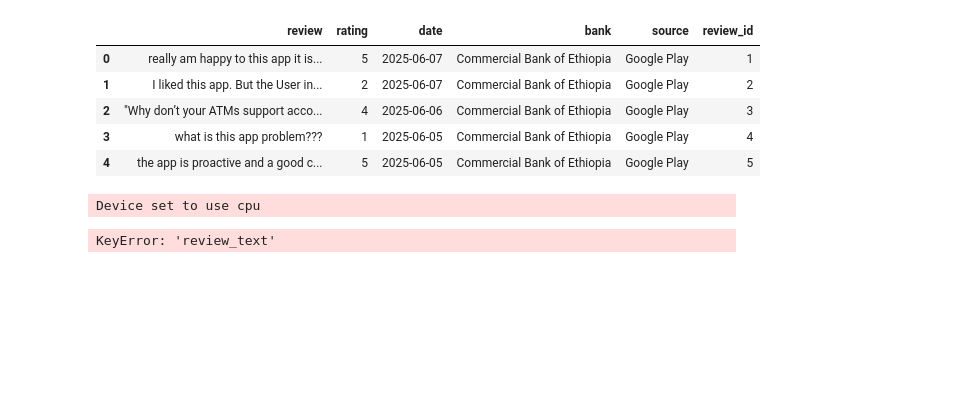
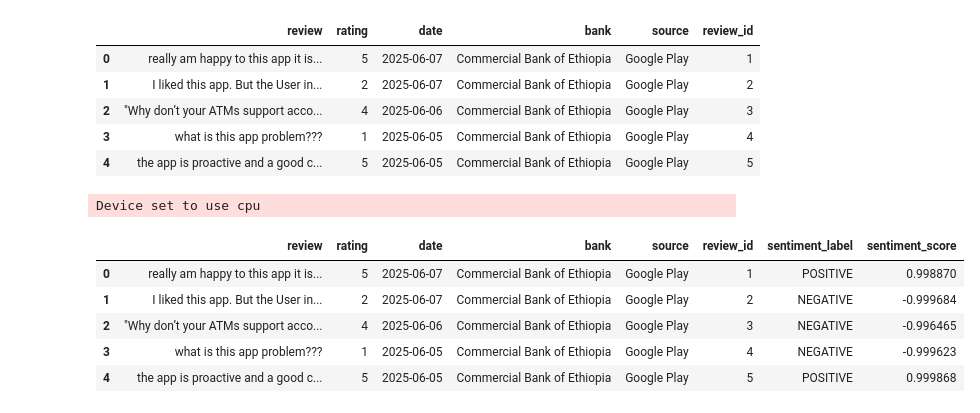
Before and after one commit to Seya-prog/Customer-Experience-Analytics-for-Fintech-Apps, a Jupyter notebook: notebooks/sentiment_analysis.ipynb, the cells around one changed output. Saved outputs shown, nothing was run; the diff lists cells and outputs as text; code cells hidden in the pictures; blank space fills up the shorter version.

```diff
--- a/notebooks/sentiment_analysis.ipynb
+++ b/notebooks/sentiment_analysis.ipynb
@@ -25,27 +25,32 @@ df.head()
 | 3 | what is this app problem??? | 1 | 2025-06-05 | Commercial Bank of Ethiopia | Google Play | 4 |
 | 4 | the app is proactive and a good c... | 5 | 2025-06-05 | Commercial Bank of Ethiopia | Google Play | 5 |
 # %%
-from transformers import pipeline
-
+# Sentiment analysis using distilbert-base-uncased-finetuned-sst-2-english
 sentiment_pipeline = pipeline("sentiment-analysis", model="distilbert-base-uncased-finetuned-sst-2-english")
-reviews = df['review_text'].astype(str).tolist()
+reviews = df['review'].astype(str).tolist()
 sentiments = []
 batch_size = 64
 for i in range(0, len(reviews), batch_size):
     batch = reviews[i:i+batch_size]
     sentiments.extend(sentiment_pipeline(batch, truncation=True))
 
 def signed_score(sentiment):
     if sentiment['label'] == 'POSITIVE':
         return sentiment['score']
     elif sentiment['label'] == 'NEGATIVE':
         return -sentiment['score']
     else:
         return 0
 
 df['sentiment_label'] = [s['label'] for s in sentiments]
 df['sentiment_score'] = [signed_score(s) for s in sentiments]
+df.head()
 # %% [output]
 Device set to use cpu
-KeyError: 'review_text'
+|  | review | rating | date | bank | source | review_id | sentiment_label | sentiment_score |
+| 0 | really am happy to this app it is... | 5 | 2025-06-07 | Commercial Bank of Ethiopia | Google Play | 1 | POSITIVE | 0.998870 |
+| 1 | I liked this app. But the User in... | 2 | 2025-06-07 | Commercial Bank of Ethiopia | Google Play | 2 | NEGATIVE | -0.999684 |
+| 2 | "Why don’t your ATMs support acco... | 4 | 2025-06-06 | Commercial Bank of Ethiopia | Google Play | 3 | NEGATIVE | -0.996465 |
+| 3 | what is this app problem??? | 1 | 2025-06-05 | Commercial Bank of Ethiopia | Google Play | 4 | NEGATIVE | -0.999623 |
+| 4 | the app is proactive and a good c... | 5 | 2025-06-05 | Commercial Bank of Ethiopia | Google Play | 5 | POSITIVE | 0.999868 |
 # %%
```
Also changed, not shown: parts of 5 cells of this notebook.
